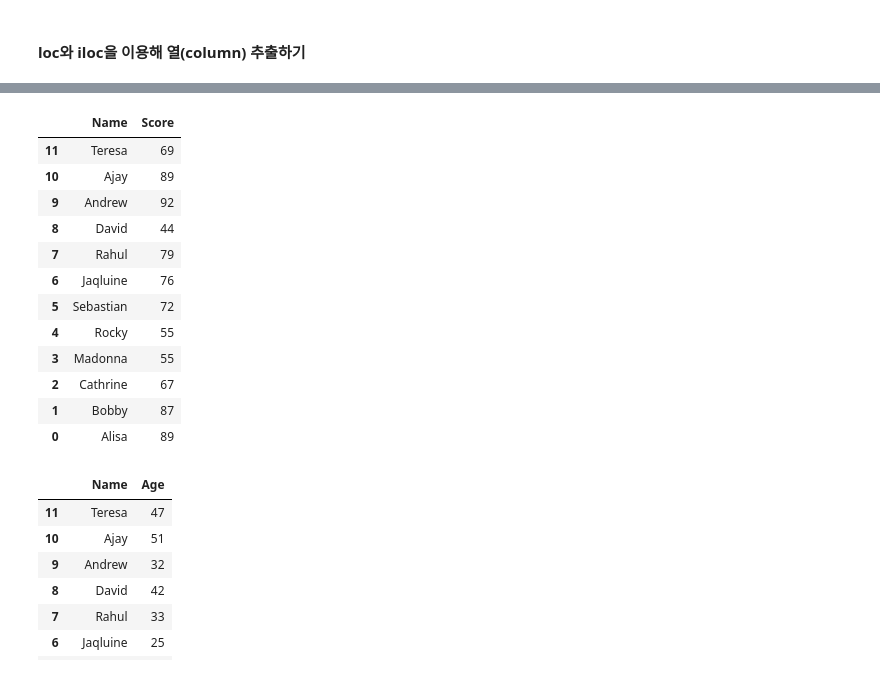
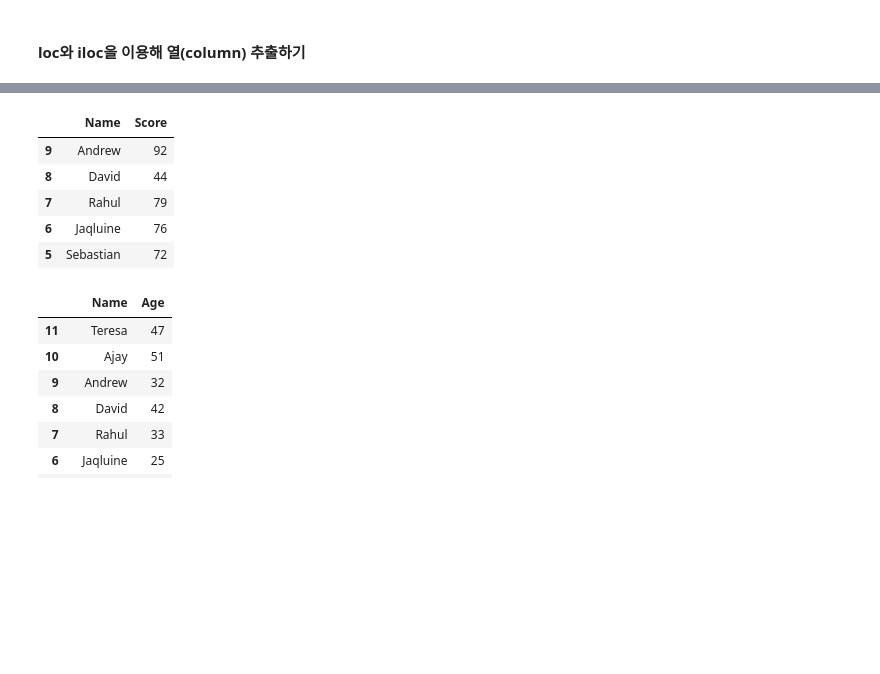
Before and after one commit to supark1227/DataAnalysis, a Jupyter notebook: 05_PandasBasic.ipynb, the cells around one changed output, grey strips where cells are left out. Drawn from its saved outputs; the diff is of its cells as text; code cells hidden in the pictures; blank space fills up the shorter version.

```diff
--- a/05_PandasBasic.ipynb
+++ b/05_PandasBasic.ipynb
@@ -426,19 +529,12 @@ Name: Score, dtype: int64
 # %%
-df2.loc[:, ['Name', 'Score']] #열의 위치에 열 이름을 리스트 형태로 사용할 수 있음
+df2.loc[9:5, ['Name', 'Score']] #열의 위치에 열 이름을 리스트 형태로 사용할 수 있음
 # %% [output]
 |  | Name | Score |
-| 11 | Teresa | 69 |
-| 10 | Ajay | 89 |
 | 9 | Andrew | 92 |
 | 8 | David | 44 |
 | 7 | Rahul | 79 |
 | 6 | Jaqluine | 76 |
 | 5 | Sebastian | 72 |
-| 4 | Rocky | 55 |
-| 3 | Madonna | 55 |
-| 2 | Cathrine | 67 |
-| 1 | Bobby | 87 |
-| 0 | Alisa | 89 |
 # %%
 df2.iloc[:, :2] #숫자를 이용한 순서를 사용하면서 슬라이싱이 가능
 # %% [output]
```
Also changed, not shown: parts of 48 cells of this notebook, 7 other files.
